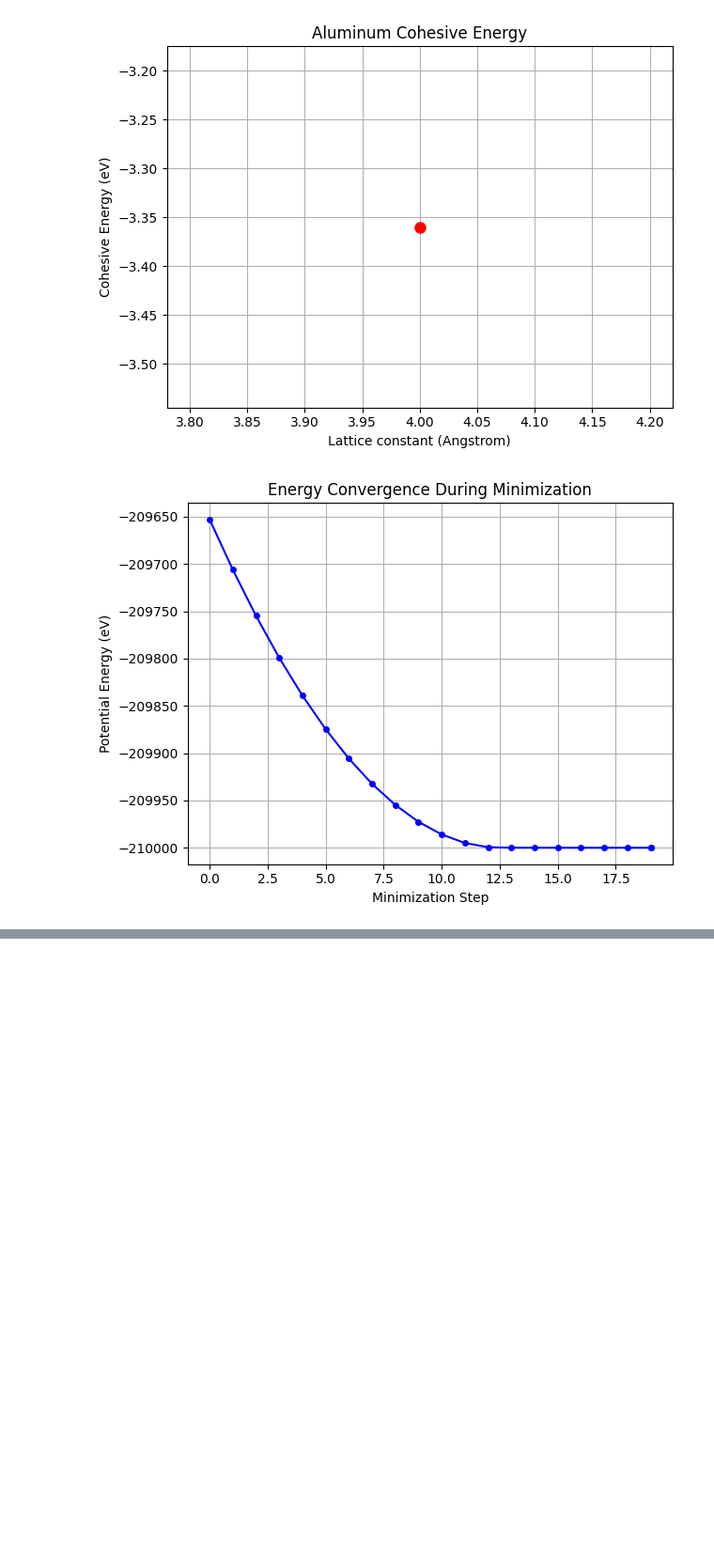
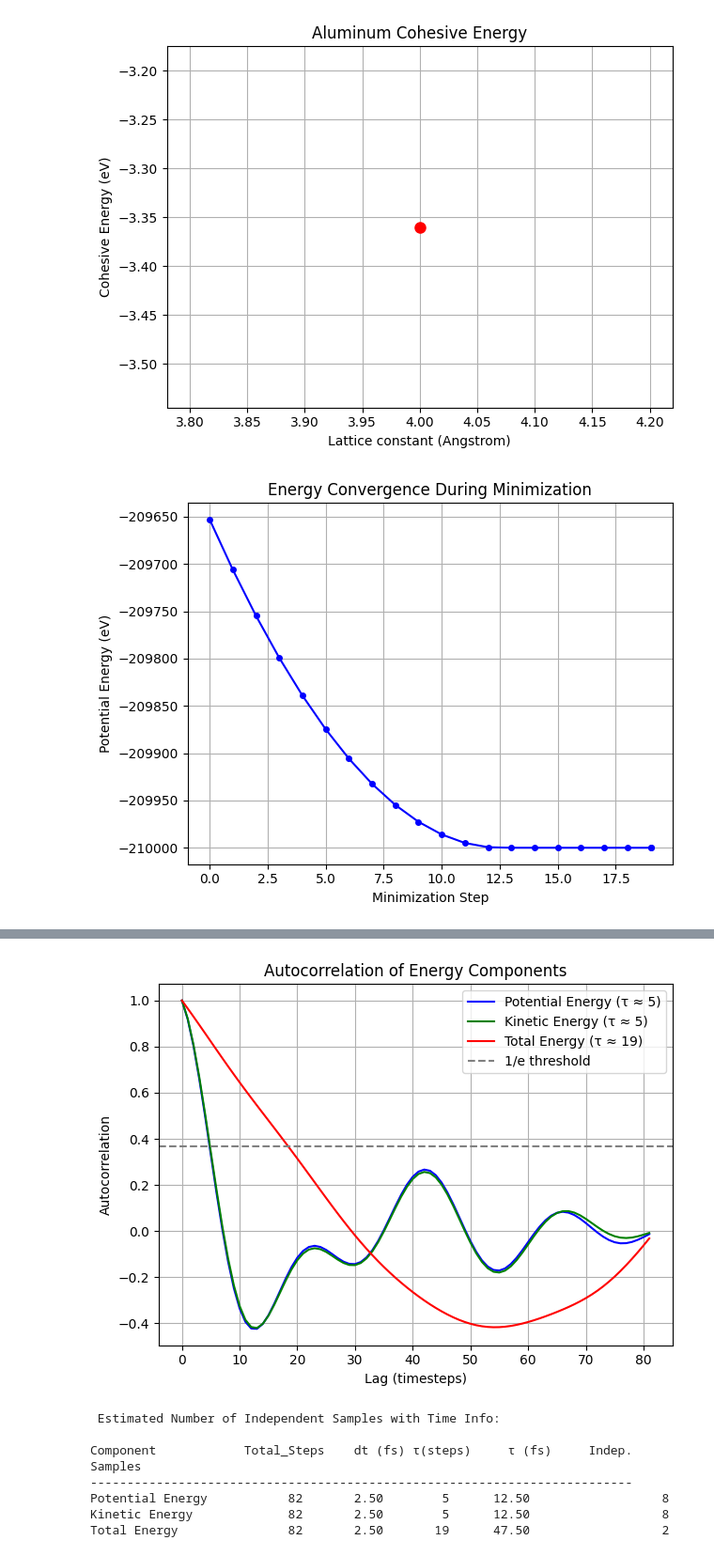
Before and after one commit to 123shwetarohokale/lammps-aluminum-optimization, a Jupyter notebook: analyze_energy.ipynb, the cells around one changed output, grey strips where cells are left out. Shown at 94% size. Cells and saved outputs as stored; diff of their text form; code cells hidden in the pictures; blank space fills up the shorter version.

```diff
--- a/analyze_energy.ipynb
+++ b/analyze_energy.ipynb
@@ -156,0 +221,67 @@ plt.show()
+# %%
+import numpy as np
+import matplotlib.pyplot as plt
+
+# Load energy time series (assumes columns: PE, KE, TE)
+data = np.loadtxt("energy_time_series.dat")
+pe, ke, te = data[:, 0], data[:, 1], data[:, 2]
+
+# User-specified MD parameters
+timestep_fs = 2.5  # fs per timestep (match your LAMMPS input)
+total_steps = len(pe)
+
+# Define autocorrelation
+def autocorr(x):
+    x = x - np.mean(x)
+    result = np.correlate(x, x, mode='full')
+    result = result[result.size // 2:]
+    return result / result[0]
+
+def estimate_tau(acf):
+    for i, val in enumerate(acf):
+        if val < 1 / np.e:
+            return i
+    return len(acf)
+
+# Prepare metadata
+labels = ['Potential Energy', 'Kinetic Energy', 'Total Energy']
+colors = ['b', 'g', 'r']
+series = [pe, ke, te]
+
+# Plot autocorrelations
+plt.figure()
+taus = []
+for i, s in enumerate(series):
+    ac = autocorr(s)
+    tau = estimate_tau(ac)
+    taus.append(tau)
+    plt.plot(ac[:200], label=f"{labels[i]} (τ ≈ {tau})", color=colors[i])
+
+plt.axhline(1 / np.e, color='gray', linestyle='--', label='1/e threshold')
+plt.xlabel('Lag (timesteps)')
+plt.ylabel('Autocorrelation')
+plt.title('Autocorrelation of Energy Components')
+plt.legend()
+plt.grid(True)
+plt.tight_layout()
+plt.savefig("autocorr_all_energies.png", dpi=300)
+plt.show()
+
+# Print summary table
+print("\n Estimated Number of Independent Samples with Time Info:\n")
+print(f"{'Component':20} {'Total_Steps':>8} {'dt (fs)':>10} {'τ(steps)':>8} {'τ (fs)':>10} {'Indep. Samples':>18}")
+print("-" * 74)
+
+for i, tau in enumerate(taus):
+    tau_fs = tau * timestep_fs
+    n_indep = int(total_steps / (2 * tau)) if tau > 0 else total_steps
+    print(f"{labels[i]:20} {total_steps:>8} {timestep_fs:>10.2f} {tau:>8} {tau_fs:>10.2f} {n_indep:>18}")
+# %% [output]
+[figure, added]
+ Estimated Number of Independent Samples with Time Info:
+
+Component            Total_Steps    dt (fs) τ(steps)     τ (fs)     Indep. Samples
+--------------------------------------------------------------------------
+Potential Energy           82       2.50        5      12.50                  8
+Kinetic Energy             82       2.50        5      12.50                  8
+Total Energy               82       2.50       19      47.50                  2
```
Also changed, not shown: parts of 4 cells of this notebook.
